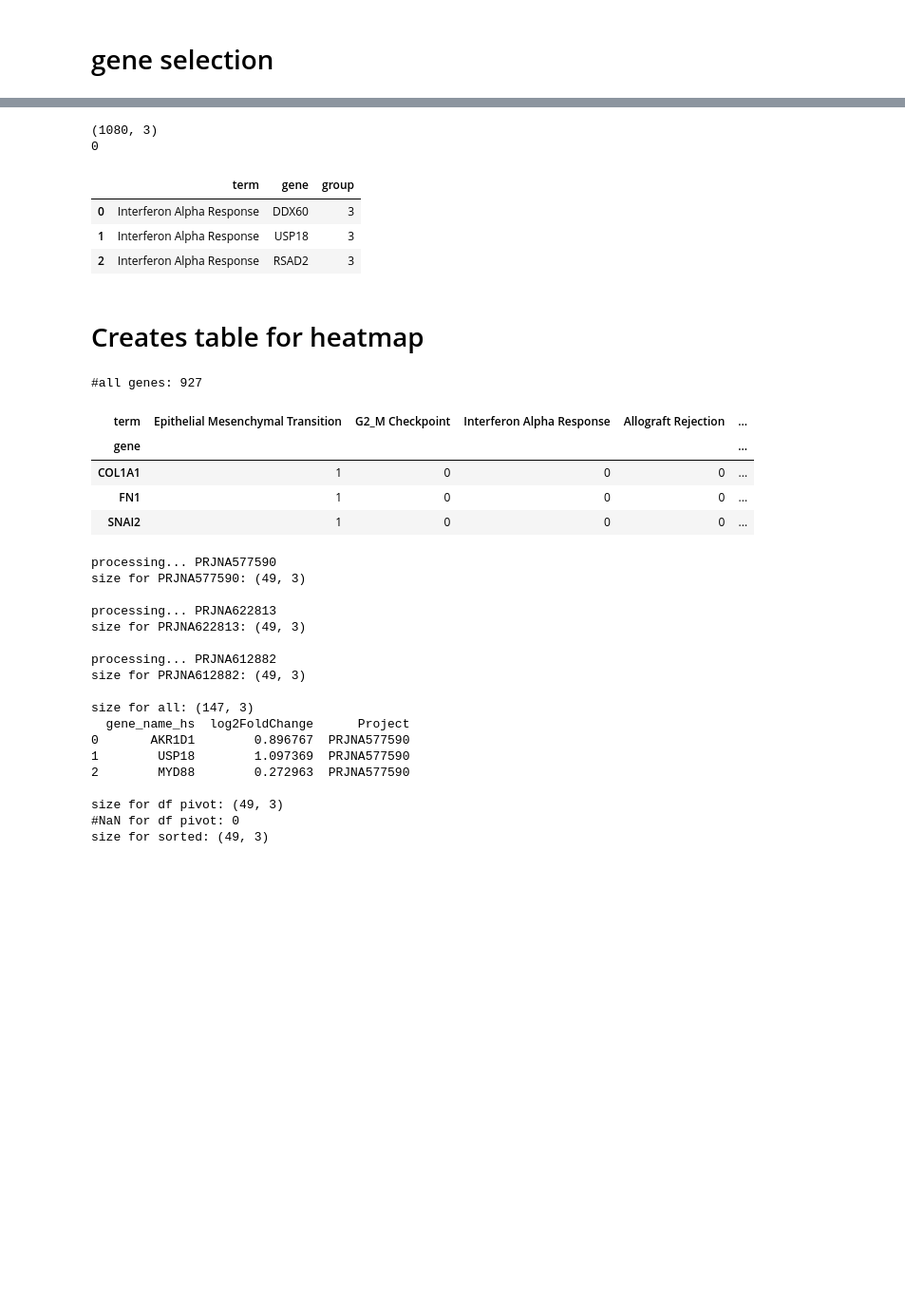
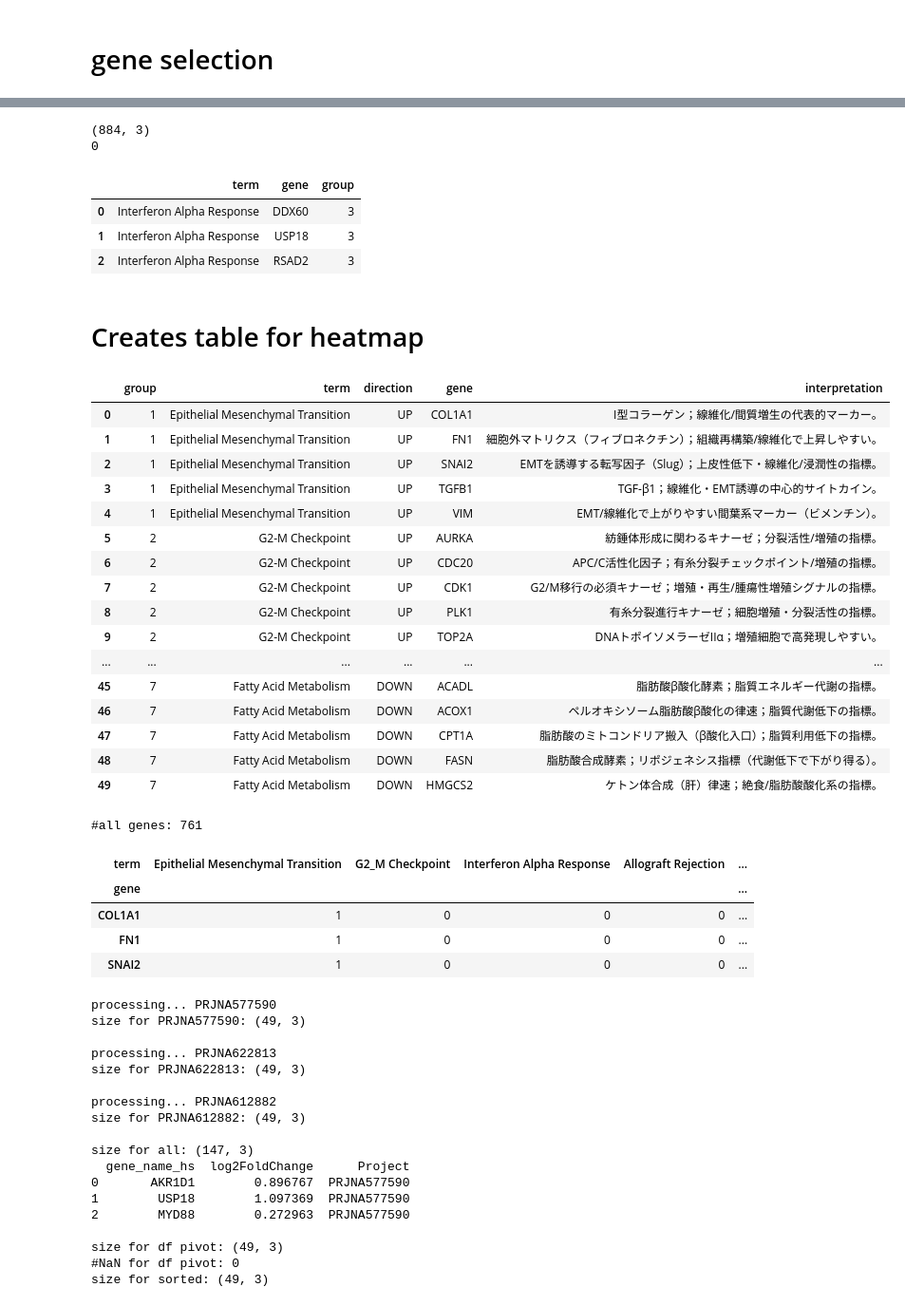
Before and after one commit to TheSatoLab/ISG-Profiler_VIP, a Jupyter notebook: analysis/manuscript_2026/Fig5/FigS5G_table.ipynb, the cells around one changed output, grey strips where cells are left out. Shown at 95% size. Cells and saved outputs as stored; diff of their text form; code cells hidden in the pictures; blank space fills up the shorter version.

```diff
--- a/analysis/manuscript_2026/Fig5/FigS5G_table.ipynb
+++ b/analysis/manuscript_2026/Fig5/FigS5G_table.ipynb
@@ -116,13 +116,13 @@ group = {
     "Adipogenesis": 7
 }
 df["group"] = df["term"].apply(lambda x: group[x])
-df.to_csv(out_path + "term2gene.tsv" ,sep="\t")
+df.to_csv(plot_path + "term2gene.tsv" ,sep="\t")
 # show
 print(df.shape)
 print(df.isna().sum().sum())
 df.head(3)
 # %% [output]
-(1080, 3)
+(884, 3)
 0
 |  | term | gene | group |
 | 0 | Interferon Alpha Response | DDX60 | 3 |
@@ -130,6 +130,28 @@ df.head(3)
 | 2 | Interferon Alpha Response | RSAD2 | 3 |
 # %% [markdown]
 # Creates table for heatmap
+# %%
+## show gene df
+genedf = pd.read_table(gene_table_path, skiprows=1)
+genedf
+# %% [output]
+|  | group | term | direction | gene | interpretation |
+| 0 | 1 | Epithelial Mesenchymal Transition | UP | COL1A1 | I型コラーゲン；線維化/間質増生の代表的マーカー。 |
+| 1 | 1 | Epithelial Mesenchymal Transition | UP | FN1 | 細胞外マトリクス（フィブロネクチン）；組織再構築/線維化で上昇しやすい。 |
+| 2 | 1 | Epithelial Mesenchymal Transition | UP | SNAI2 | EMTを誘導する転写因子（Slug）；上皮性低下・線維化/浸潤性の指標。 |
+| 3 | 1 | Epithelial Mesenchymal Transition | UP | TGFB1 | TGF-β1；線維化・EMT誘導の中心的サイトカイン。 |
+| 4 | 1 | Epithelial Mesenchymal Transition | UP | VIM | EMT/線維化で上がりやすい間葉系マーカー（ビメンチン）。 |
+| 5 | 2 | G2-M Checkpoint | UP | AURKA | 紡錘体形成に関わるキナーゼ；分裂活性/増殖の指標。 |
+| 6 | 2 | G2-M Checkpoint | UP | CDC20 | APC/C活性化因子；有糸分裂チェックポイント/増殖の指標。 |
+| 7 | 2 | G2-M Checkpoint | UP | CDK1 | G2/M移行の必須キナーゼ；増殖・再生/腫瘍性増殖シグナルの指標。 |
+| 8 | 2 | G2-M Checkpoint | UP | PLK1 | 有糸分裂進行キナーゼ；細胞増殖・分裂活性の指標。 |
+| 9 | 2 | G2-M Checkpoint | UP | TOP2A | DNAトポイソメラーゼIIα；増殖細胞で高発現しやすい。 |
+| ... | ... | ... | ... | ... | ... |
+| 45 | 7 | Fatty Acid Metabolism | DOWN | ACADL | 脂肪酸β酸化酵素；脂質エネルギー代謝の指標。 |
+| 46 | 7 | Fatty Acid Metabolism | DOWN | ACOX1 | ペルオキシソーム脂肪酸β酸化の律速；脂質代謝低下の指標。 |
+| 47 | 7 | Fatty Acid Metabolism | DOWN | CPT1A | 脂肪酸のミトコンドリア搬入（β酸化入口）；脂質利用低下の指標。 |
+| 48 | 7 | Fatty Acid Metabolism | DOWN | FASN | 脂肪酸合成酵素；リポジェネシス指標（代謝低下で下がり得る）。 |
+| 49 | 7 | Fatty Acid Metabolism | DOWN | HMGCS2 | ケトン体合成（肝）律速；絶食/脂肪酸酸化系の指標。 |
 # %%
 # check if all genes exist
 # map and term and genes
@@ -197,12 +219,12 @@ term_bin = term_bin.sort_values(
             key=lambda s: pd.Categorical(s, categories=genes_oi, ordered=True)
         )
 # save
-term_bin.to_csv(out_path+"term_anno.csv")
+term_bin.to_csv(plot_path + "term_anno.csv")
 
 # show
 term_bin.head(3)
 # %% [output]
-#all genes: 927
+#all genes: 761
 | term | Epithelial Mesenchymal Transition | G2_M Checkpoint | Interferon Alpha Response | Allograft Rejection | ... |
 | gene |  |  |  |  | ... |
 | COL1A1 | 1 | 0 | 0 | 0 | ... |
```
Also changed, not shown: parts of 3 cells of this notebook.
